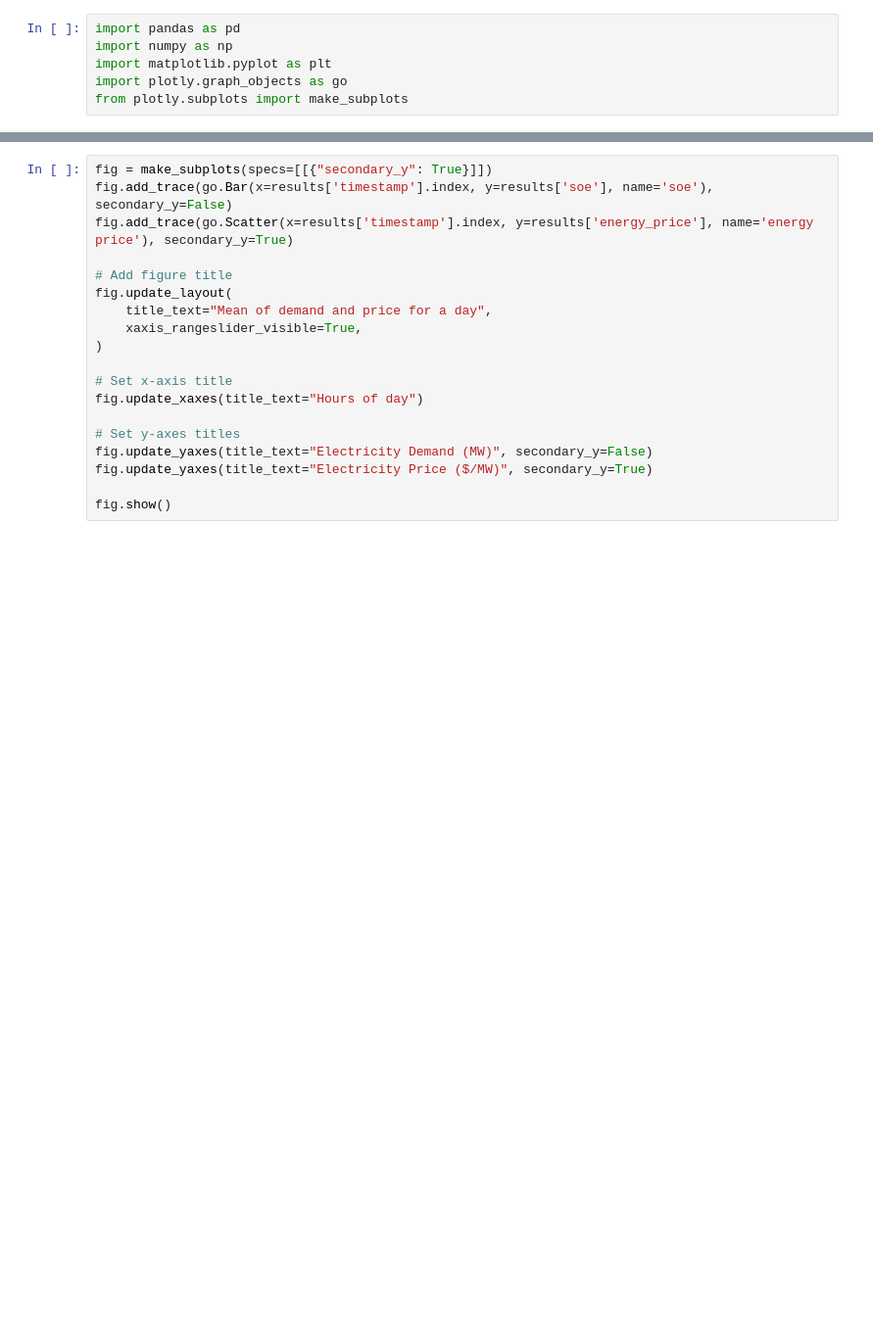
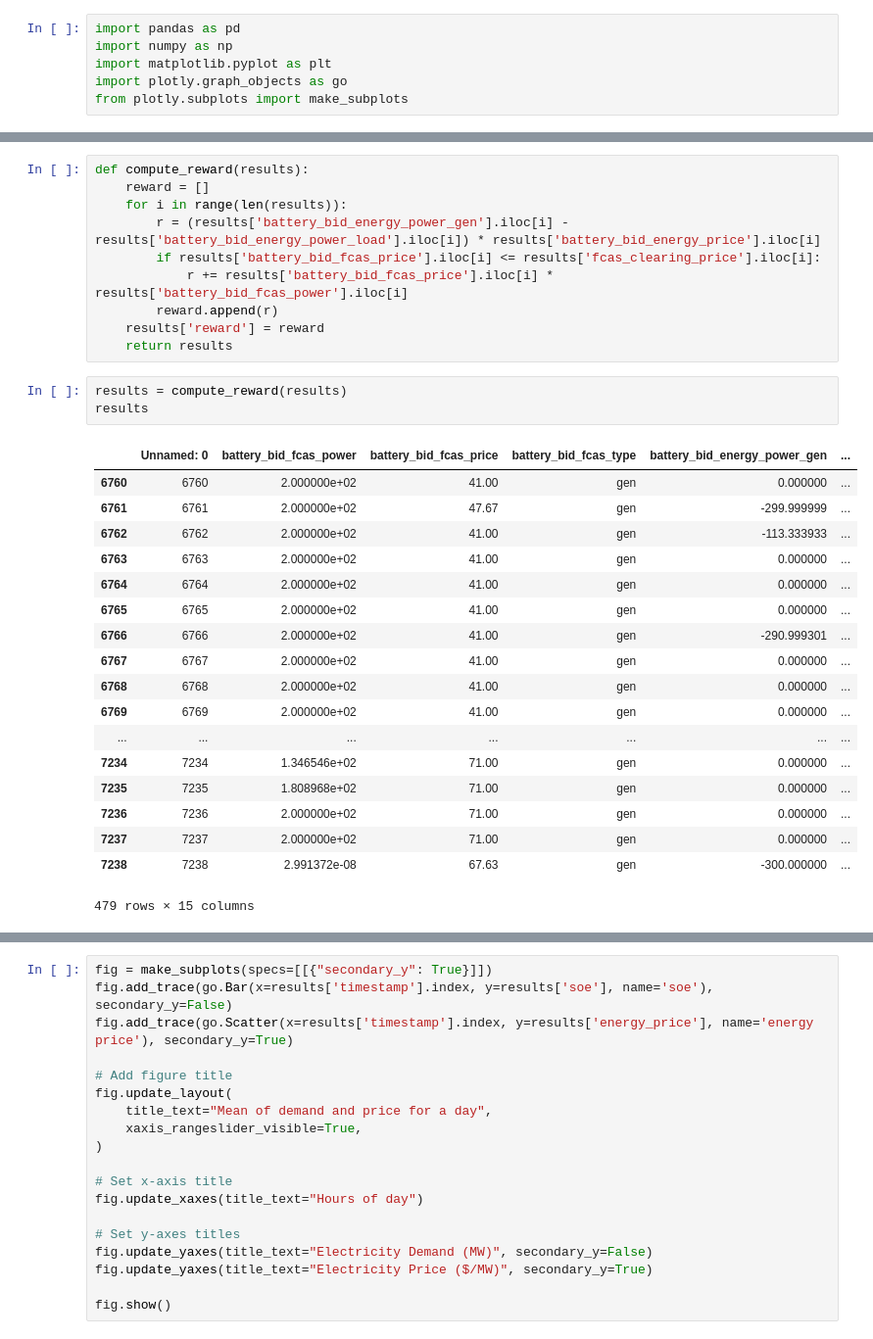
Before and after one commit to mathildebadoual/optimal_bidding, a Jupyter notebook: plot_results_mpc.ipynb, the cells around one changed output, grey strips where cells are left out. Shown at 98% size. Saved outputs shown, nothing was run; the diff lists cells and outputs as text; blank space fills up the shorter version.

```diff
--- a/plot_results_mpc.ipynb
+++ b/plot_results_mpc.ipynb
@@ -28,0 +43,32 @@ results
+# %%
+def compute_reward(results):
+    reward = []
+    for i in range(len(results)):
+        r = (results['battery_bid_energy_power_gen'].iloc[i] - results['battery_bid_energy_power_load'].iloc[i]) * results['battery_bid_energy_price'].iloc[i]
+        if results['battery_bid_fcas_price'].iloc[i] <= results['fcas_clearing_price'].iloc[i]:
+            r += results['battery_bid_fcas_price'].iloc[i] * results['battery_bid_fcas_power'].iloc[i]
+        reward.append(r)
+    results['reward'] = reward
+    return results
+# %%
+results = compute_reward(results)
+results
+# %% [output]
+|  | Unnamed: 0 | battery_bid_fcas_power | battery_bid_fcas_price | battery_bid_fcas_type | battery_bid_energy_power_gen | ... |
+| 6760 | 6760 | 2.000000e+02 | 41.00 | gen | 0.000000 | ... |
+| 6761 | 6761 | 2.000000e+02 | 47.67 | gen | -299.999999 | ... |
+| 6762 | 6762 | 2.000000e+02 | 41.00 | gen | -113.333933 | ... |
+| 6763 | 6763 | 2.000000e+02 | 41.00 | gen | 0.000000 | ... |
+| 6764 | 6764 | 2.000000e+02 | 41.00 | gen | 0.000000 | ... |
+| 6765 | 6765 | 2.000000e+02 | 41.00 | gen | 0.000000 | ... |
+| 6766 | 6766 | 2.000000e+02 | 41.00 | gen | -290.999301 | ... |
+| 6767 | 6767 | 2.000000e+02 | 41.00 | gen | 0.000000 | ... |
+| 6768 | 6768 | 2.000000e+02 | 41.00 | gen | 0.000000 | ... |
+| 6769 | 6769 | 2.000000e+02 | 41.00 | gen | 0.000000 | ... |
+| ... | ... | ... | ... | ... | ... | ... |
+| 7234 | 7234 | 1.346546e+02 | 71.00 | gen | 0.000000 | ... |
+| 7235 | 7235 | 1.808968e+02 | 71.00 | gen | 0.000000 | ... |
+| 7236 | 7236 | 2.000000e+02 | 71.00 | gen | 0.000000 | ... |
+| 7237 | 7237 | 2.000000e+02 | 71.00 | gen | 0.000000 | ... |
+| 7238 | 7238 | 2.991372e-08 | 67.63 | gen | -300.000000 | ... |
+479 rows × 15 columns
```
Also changed, not shown: parts of 5 cells of this notebook, 8 other files.
